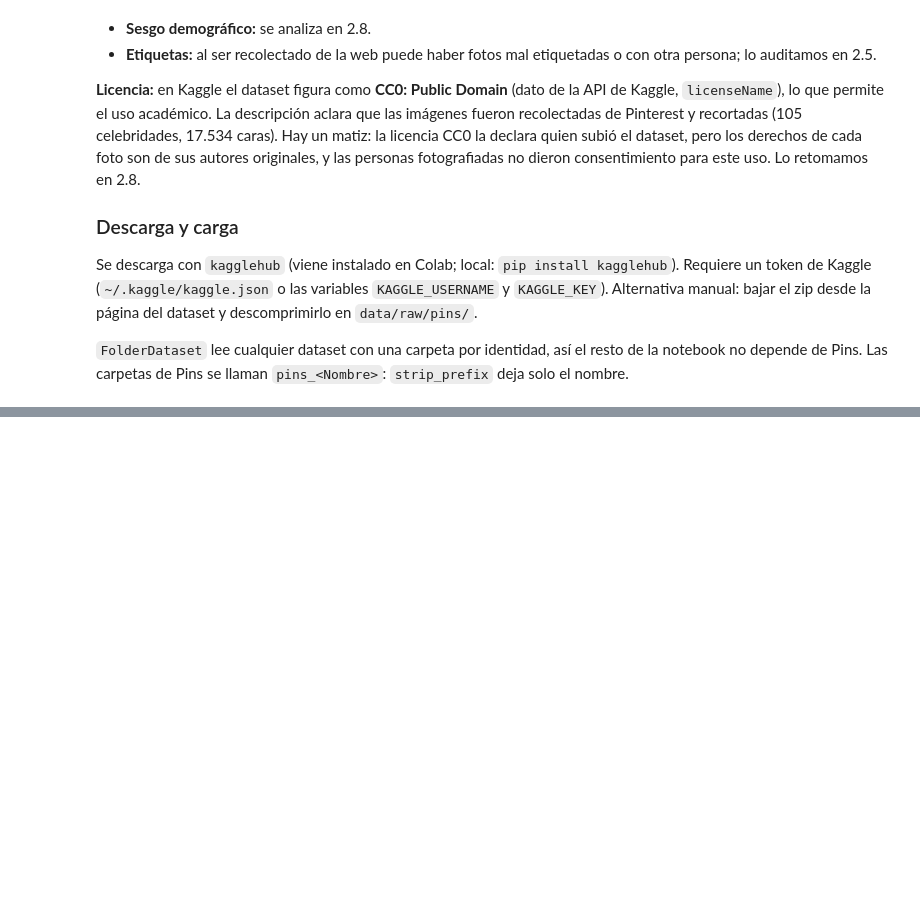
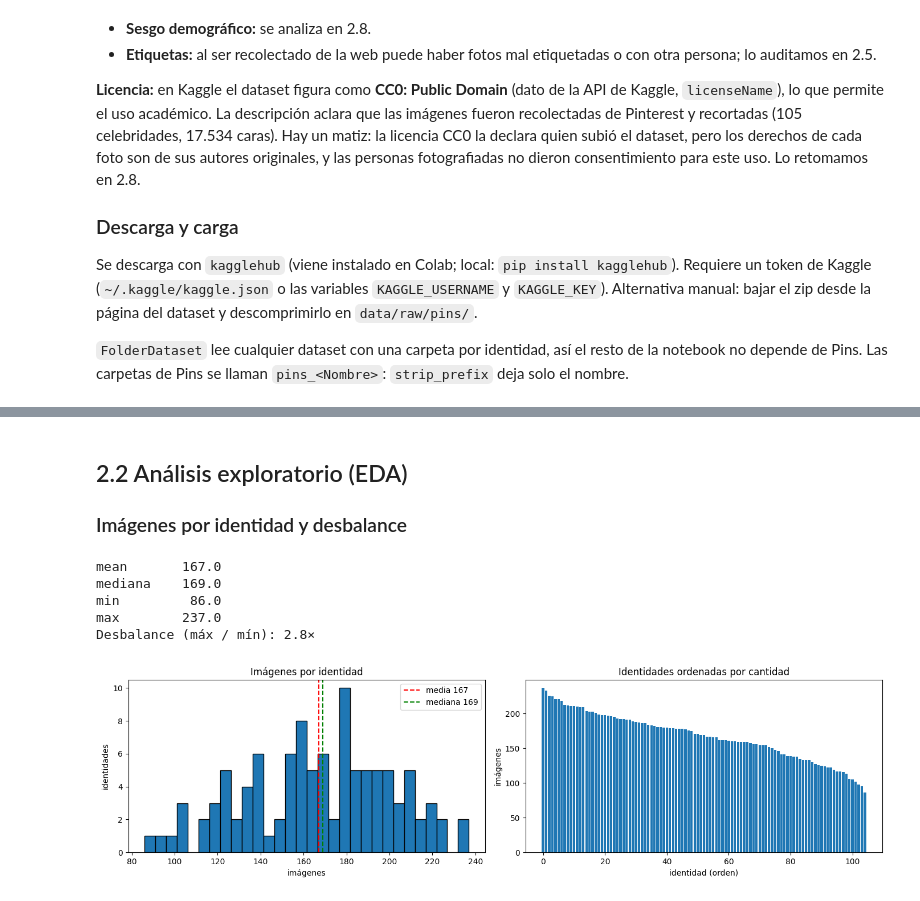
Before and after one commit to valentinlujambio/tuia-face-recognition-app, a Jupyter notebook: 1-pre-processing.ipynb, the cells around one changed output, grey strips where cells are left out. Saved outputs shown, nothing was run; the diff lists cells and outputs as text; code cells hidden in the pictures; blank space fills up the shorter version.

Commit message:
feat: EDA del dataset, distribución, formatos y resoluciones (2.2)

```diff
--- a/1-pre-processing.ipynb
+++ b/1-pre-processing.ipynb
@@ -71,0 +105,27 @@ dataset.head()
+# %% [markdown]
+## 2.2 Análisis exploratorio (EDA)
+
+### Imágenes por identidad y desbalance
+# %%
+counts = dataset["identity"].value_counts()
+stats = counts.describe()[["mean", "50%", "min", "max"]].rename({"50%": "mediana"})
+print(stats.round(1).to_string())
+print(f"Desbalance (máx / mín): {counts.max() / counts.min():.1f}×")
+
+fig, axes = plt.subplots(1, 2, figsize=(14, 4))
+axes[0].hist(counts, bins=30, edgecolor="black")
+axes[0].axvline(counts.mean(), color="red", ls="--", label=f"media {counts.mean():.0f}")
+axes[0].axvline(counts.median(), color="green", ls="--", label=f"mediana {counts.median():.0f}")
+axes[0].set(title="Imágenes por identidad", xlabel="imágenes", ylabel="identidades")
+axes[0].legend()
+axes[1].bar(range(len(counts)), counts.values)
+axes[1].set(title="Identidades ordenadas por cantidad", xlabel="identidad (orden)", ylabel="imágenes")
+plt.tight_layout()
+plt.show()
+# %% [output]
+mean       167.0
+mediana    169.0
+min         86.0
+max        237.0
+Desbalance (máx / mín): 2.8×
+[figure, added]
```
Also changed, not shown: parts of 13 cells of this notebook, 2 other files.
